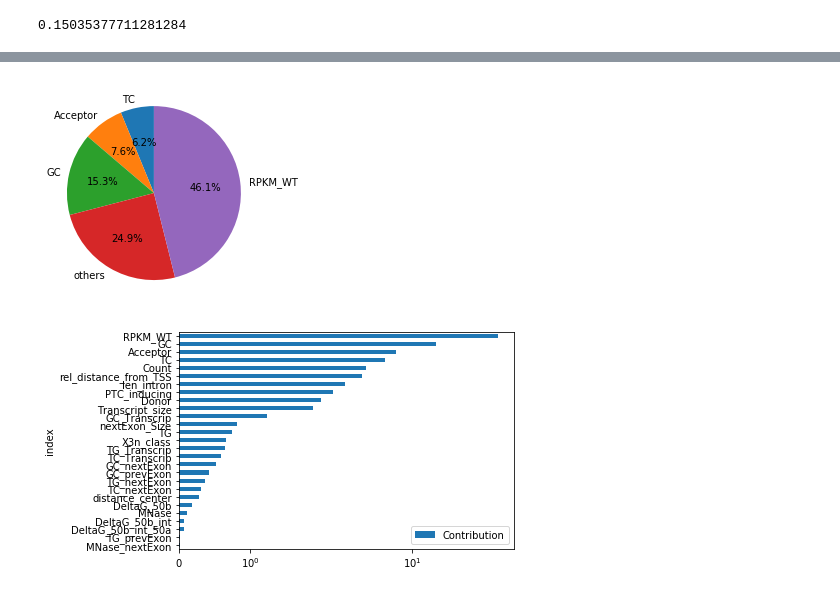
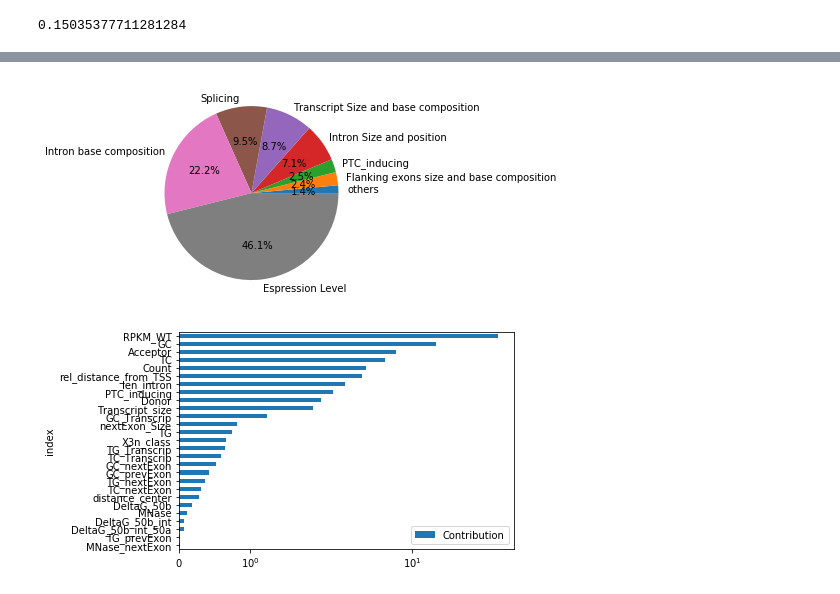
Before and after one commit to CL-CHEN-Lab/Nucleosome, a Jupyter notebook: Gnan et al 2021/4 - Model.ipynb, the cells around one changed output, grey strips where cells are left out. Drawn from its saved outputs; the diff is of its cells as text; code cells hidden in the pictures.

```diff
--- a/Gnan et al 2021/4 - Model.ipynb
+++ b/Gnan et al 2021/4 - Model.ipynb
@@ -263,3 +263,40 @@ pd.DataFrame({
 Mult_lin_NMD['Model'].score(Mult_lin_NMD['X_test'],Mult_lin_NMD['y_test'])
 # %% [output]
 0.15035377711281284
+# %%
+sub=data[['index','Contribution']]
+
+Change={
+    'RPKM_WT':'Espression Level',
+    'GC':'Intron base composition',
+    'Acceptor':'Splicing',
+    'TC':'Intron base composition',
+    'rel_distance_from_TSS':'Intron Size and position',
+    'Count':'Transcript Size and base composition',
+    'len_intron':'Intron Size and position',
+    'NMD sensibility':'PTC_inducing',
+    'Donor':'Splicing',
+    'Transcript_size':'Transcript Size and base composition',
+    'GC_Transcrip':'Transcript Size and base composition',
+    'TG':'Intron base composition',
+    'nextExon_Size':'Flanking exons size and base composition',
+    'X3n_class':'X3n_class',
+    'TG_Transcrip':'Transcript Size and base composition',
+    'TC_Transcrip':'Transcript Size and base composition',
+    'GC_nextExon':'Flanking exons size and base composition',
+    'GC_prevExon':'Flanking exons size and base composition',
+    'TG_nextExon':'Flanking exons size and base composition',
+    'TC_nextExon':'Flanking exons size and base composition',
+    'distance_center':'Nucleosome Poistion',
+    'MNase':'Nucleosome Poistion',
+    'MNase_nextExon':'Nucleosome Poistion',
+    'TG_prevExon':'Flanking exons size and base composition',
+    'DeltaG_50b':'Secondary structures',
+    'DeltaG_50b_int':'Secondary structures',
+    'DeltaG_50b_int_50a':'Secondary structures'
+
+
+}
+sub=sub.assign(index=sub['index'].apply(lambda x: Change[x] if x in Change.keys() else x))
+sub=sub.groupby('index').agg({'Contribution':'sum'}).sort_values(['Contribution'],ascending=False).reset_index()
+sub
@@ -266,12 +315,12 @@ Mult_lin_NMD['Model'].score(Mult_lin_NMD['X_test'],Mult_lin_NMD['y_test'])
 # %%
-sub=data[['index','Contribution']].query('Contribution > 5')
+sub=sub.query('Contribution > 1 ').reset_index()
 sub=sub.append({'index':'others','Contribution':100-sub.Contribution.values.sum()},ignore_index=True)
 sub.set_index(['index']).sort_values(['Contribution']).Contribution.plot(kind='pie', autopct='%1.1f%%',
-         startangle=90, label='')
+         startangle=0, label='')
 
 plt.savefig('Model_contribution_pie.pdf',  format='pdf')
 # %% [output]
-[figure, old version]
+[figure, new version]
 # %%
 data[['index','Contribution']].sort_values('Contribution').set_index(['index']).plot(kind='barh')
 plt.xscale('symlog')
```
Also changed, not shown: parts of 1 cell of this notebook.
